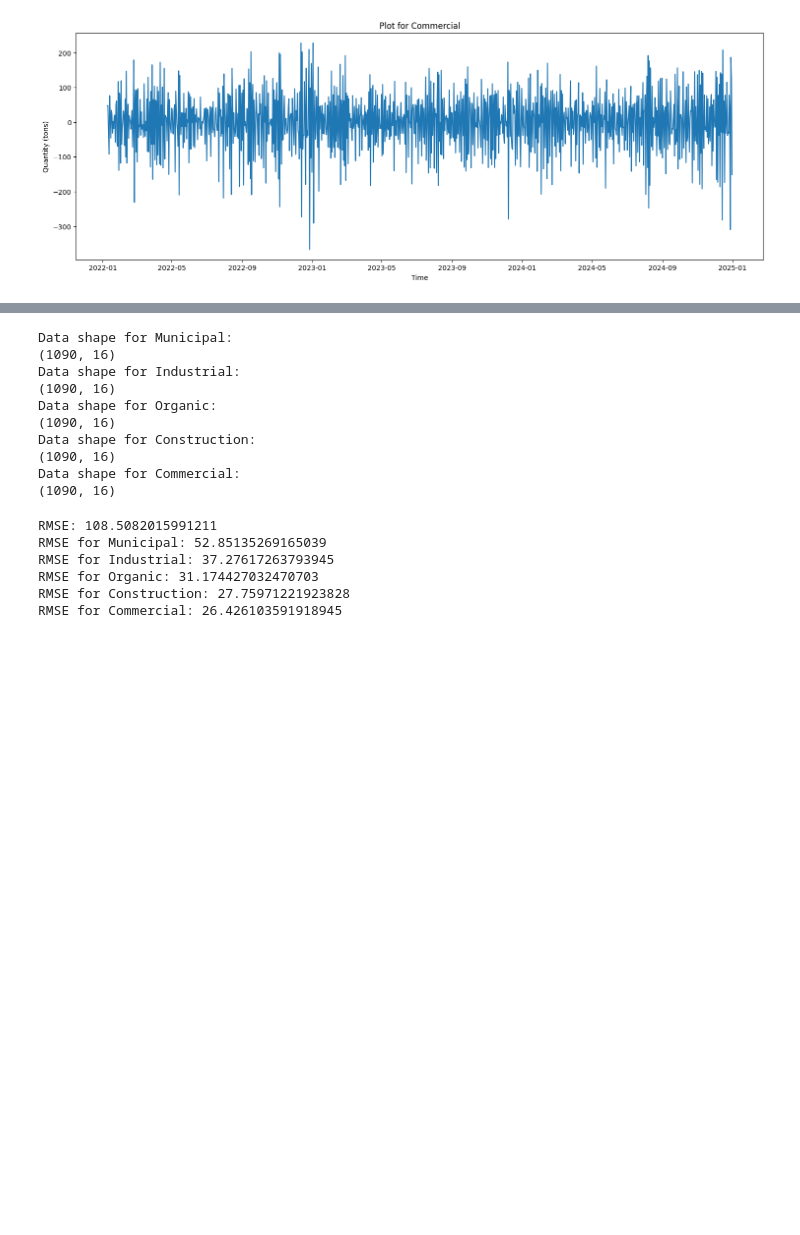
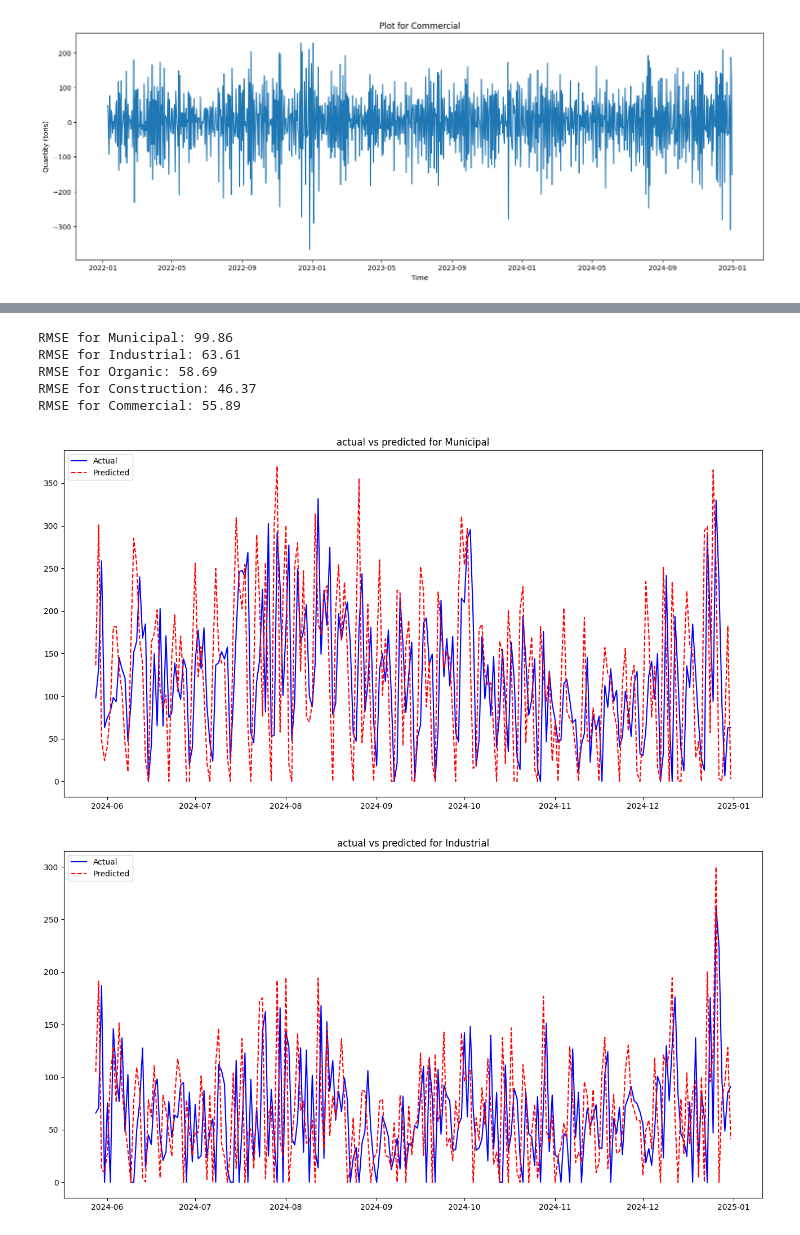
Before and after one commit to 1106maxi/AI-supported-Forecasting-Models-for-Waste-Management, a Jupyter notebook: implementation tests/test_difference.ipynb, the cells around one changed output, grey strips where cells are left out. Cells and saved outputs as stored; diff of their text form; code cells hidden in the pictures; blank space fills up the shorter version.

```diff
--- a/implementation tests/test_difference.ipynb
+++ b/implementation tests/test_difference.ipynb
@@ -252,26 +252,9 @@ RMSE for Commercial: 42.94778823852539
 # %%
-original_waste_dfs = {}
+shifted_waste_dfs = {}
 
 
 for waste in unique_waste:
     prep_data_company = fetcher.agg_quantity(waste_type=waste, by_waste_type= True)
     prep_data_company["quantity_tons"] = prep_data_company["quantity_tons"].shift(-1).fillna(0)
 
-    original_waste_dfs[waste] = fetcher.create_xgboost_features(prep_data_company, lags=lags, lagged_features= True,lagged_ratios= False ,fourier_terms= False, interaction_terms= False)
-
-
-for c in range(len(unique_waste)):
-    waste = list(original_waste_dfs.keys())[c]
-    print(f"Data shape for {waste}:")
-    print(original_waste_dfs[waste].shape)
+    shifted_waste_dfs[waste] = fetcher.create_xgboost_features(prep_data_company, lags=lags, lagged_features= True,lagged_ratios= False ,fourier_terms= False, interaction_terms= False)
-# %% [output]
-Data shape for Municipal:
-(1090, 16)
-Data shape for Industrial:
-(1090, 16)
-Data shape for Organic:
-(1090, 16)
-Data shape for Construction:
-(1090, 16)
-Data shape for Commercial:
-(1090, 16)
@@ -278,36 +270,50 @@ Data shape for Commercial:
 # %%
 total_actual = np.sum(
-    [original_waste_dfs[waste]['quantity_tons'].values[split_index+1:] for waste in original_waste_dfs],
+    [shifted_waste_dfs[waste]['quantity_tons'].values[split_index+1:] for waste in original_waste_dfs],
     axis=0
 )
 
 total_predicted = np.sum(list(waste_quantity_preds.values()), axis=0)
 
 # Convert the predicted differenced values back to the original unit
 total_predicted_original = total_predicted + total_actual
+total_predicted_original = np.maximum(total_predicted_original,0)
 
 # Calculate RMSE on the original unit
 rmse = root_mean_squared_error(total_actual, total_predicted_original)
-print(f"RMSE: {rmse}")
+#print(f"RMSE: {rmse}")
 
 for waste in unique_waste:
+    actual_shifted = np.sum(
+        [shifted_waste_dfs[waste]['quantity_tons'].values[split_index+1:]],
+        axis=0
+    )
     actual = np.sum(
         [original_waste_dfs[waste]['quantity_tons'].values[split_index+1:]],
         axis=0
     )
 
     predicted = waste_quantity_preds[waste]
 
     # Convert the predicted differenced values back to the original unit
-    predicted_original = predicted + actual
+    predicted_original = predicted + actual_shifted
+    predicted_original = np.maximum(predicted_original,0)
 
     # Calculate RMSE on the original unit
     rmse = root_mean_squared_error(actual, predicted_original)
+    rmse = round(rmse,2)
+
+    plt.figure(figsize = (16,8))
+    plt.plot(X_test.index[:],actual[:], color = "blue", label='Actual')
+    plt.plot(X_test.index[:],predicted_original[:], color = "red", linestyle = "dashed", label = "Predicted")
+    plt.title(f"actual vs predicted for {waste}")
+    plt.legend()
     print(f"RMSE for {waste}: {rmse}")
 # %% [output]
-RMSE: 108.5082015991211
-RMSE for Municipal: 52.85135269165039
-RMSE for Industrial: 37.27617263793945
-RMSE for Organic: 31.174427032470703
-RMSE for Construction: 27.75971221923828
-RMSE for Commercial: 26.426103591918945
+RMSE for Municipal: 99.86
+RMSE for Industrial: 63.61
+RMSE for Organic: 58.69
+RMSE for Construction: 46.37
+RMSE for Commercial: 55.89
+[figure, added]
+[figure, added]
```
Also changed, not shown: parts of 8 cells of this notebook, 9 other files.
